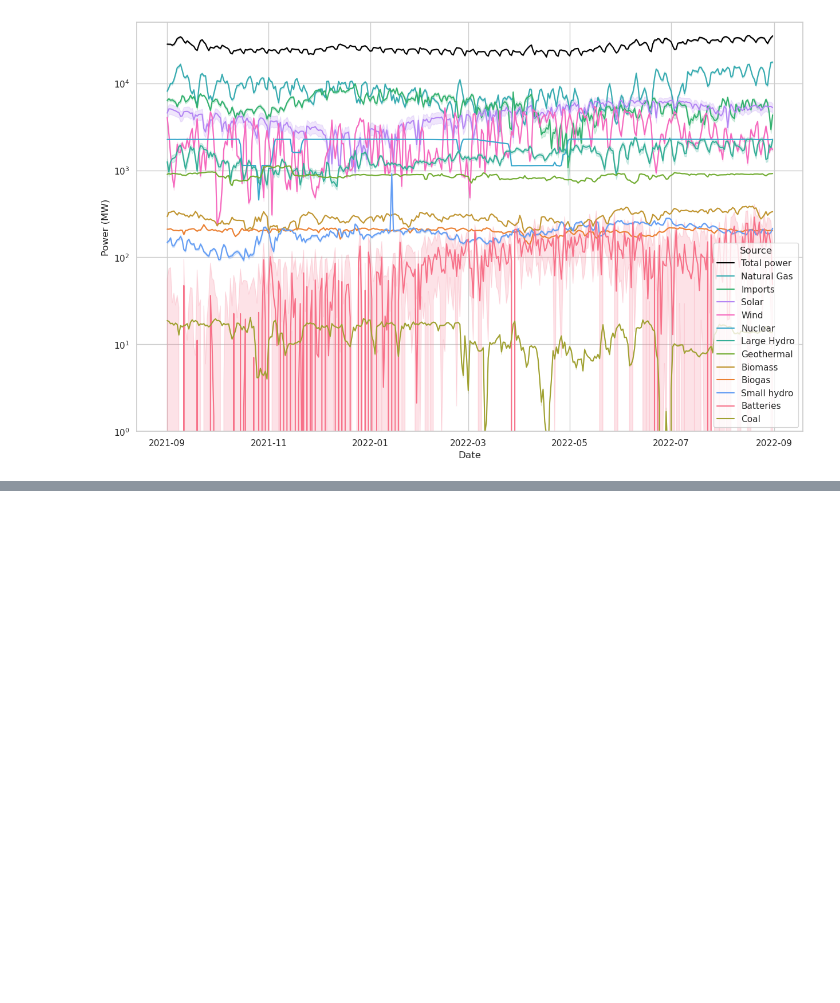
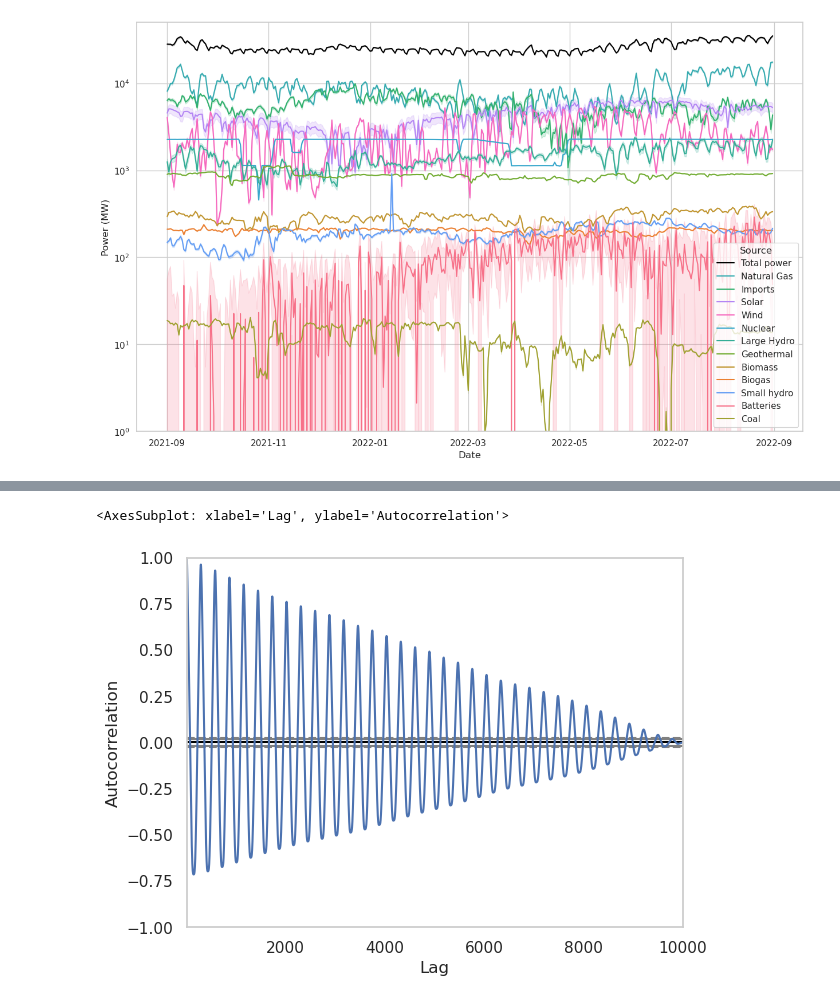
Before and after one commit to buuck/CAISO_renewable_energy, a Jupyter notebook: CAISO_analysis.ipynb, the cells around one changed output, grey strips where cells are left out. Saved outputs shown, nothing was run; the diff lists cells and outputs as text; code cells hidden in the pictures; blank space fills up the shorter version.

```diff
--- a/CAISO_analysis.ipynb
+++ b/CAISO_analysis.ipynb
@@ -88,0 +100,6 @@ plt.show()
+# %%
+# pd.plotting.autocorrelation_plot(df_reshaped[df_reshaped['Source']=='Natural Gas']['Power (MW)'][:10000])
+pd.plotting.autocorrelation_plot(df_reshaped[df_reshaped['Source']=='Solar']['Power (MW)'][:10000])
+# %% [output]
+<AxesSubplot: xlabel='Lag', ylabel='Autocorrelation'>
+[figure, added]
```
Also changed, not shown: parts of 9 cells of this notebook.
